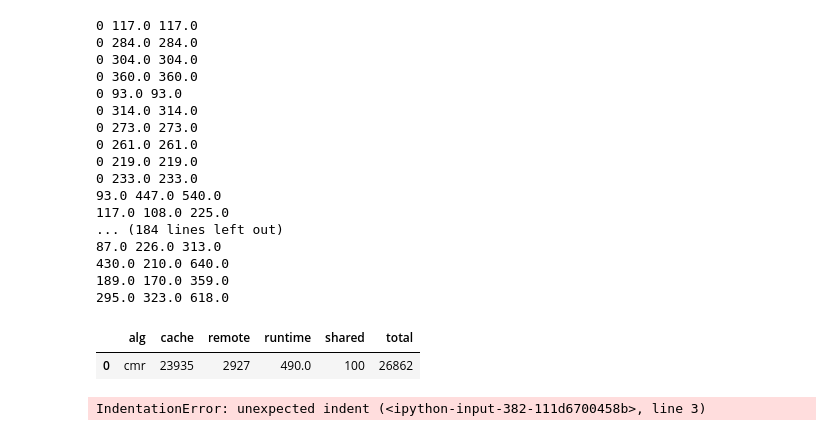
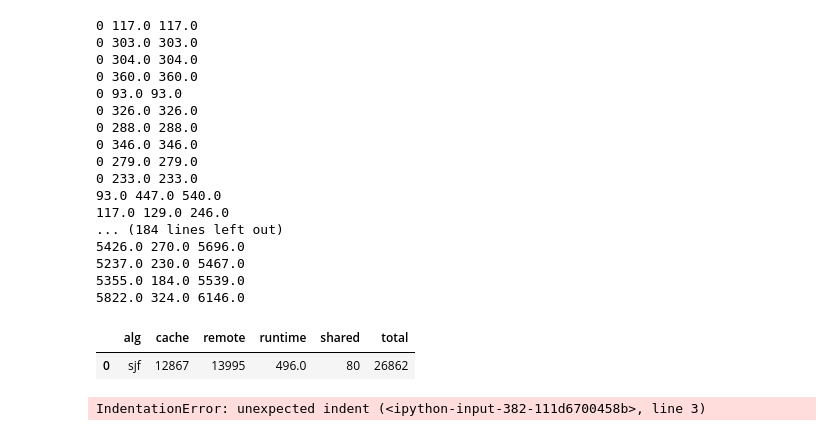
Before and after one commit to UmasouTTT/Kariz, a Jupyter notebook: code/ipython/multidag_wshare_results.ipynb, the cells around one changed output. Cells and saved outputs as stored; diff of their text form; code cells hidden in the pictures.

```diff
--- a/code/ipython/multidag_wshare_results.ipynb
+++ b/code/ipython/multidag_wshare_results.ipynb
@@ -4,7 +4,7 @@ import pandas as pd
 
 fpaths=[#'/local0/Kariz/expriments/simulator/multidag/md_sw_zipf_pig_0p_cmr.json',
         #'/local0/Kariz/expriments/simulator/multidag/md_sw_zipf_pig_0p_sjf.json',
-        '/local0/Kariz/expriments/simulator/multidag/md_sw_zipf_pig_100p_cmr.json',
+        '/local0/Kariz/expriments/simulator/multidag/md_sw_zipf_pig_80p_sjf.json',
        # '/local0/Kariz/expriments/simulator/multidag/md_sw_zipf_pig_100p_sjf.json'
 ]
 
@@ -23,44 +23,44 @@ for fpath in fpaths:
 
 
         round_cached = 0
         round_total = 0
         total_runtime = 0
         for gid in raw_data:
             total_runtime = raw_data[gid]['runtime'] if total_runtime < raw_data[gid]['runtime'] else total_runtime
             dag_stats = raw_data[gid]['stats']
 
             for stat in dag_stats:
                 round_cached += stat['cached_size']
                 round_total += stat['total_size']
 
         df_data.append({'shared': int(shared), 'alg': alg,
                         'total': round_total, 'cache': round_cached,
                        'runtime': total_runtime, 'remote': round_total -  round_cached})
 df = pd.DataFrame(df_data)
 df.head(5)
 
 #agg_df = df.groupby(['shared', 'alg']).agg('sum').reset_index()
 #agg_df
 # %% [output]
 0 117.0 117.0
-0 284.0 284.0
+0 303.0 303.0
 0 304.0 304.0
 0 360.0 360.0
 0 93.0 93.0
-0 314.0 314.0
-0 273.0 273.0
-0 261.0 261.0
-0 219.0 219.0
+0 326.0 326.0
+0 288.0 288.0
+0 346.0 346.0
+0 279.0 279.0
 0 233.0 233.0
 93.0 447.0 540.0
-117.0 108.0 225.0
+117.0 129.0 246.0
 ... (184 lines left out)
-87.0 226.0 313.0
-430.0 210.0 640.0
-189.0 170.0 359.0
-295.0 323.0 618.0
+5426.0 270.0 5696.0
+5237.0 230.0 5467.0
+5355.0 184.0 5539.0
+5822.0 324.0 6146.0
 |  | alg | cache | remote | runtime | shared | total |
-| 0 | cmr | 23935 | 2927 | 490.0 | 100 | 26862 |
+| 0 | sjf | 12867 | 13995 | 496.0 | 80 | 26862 |
 # %%
 import numpy as np
 import pandas as pd
```
Also changed, not shown: 29 other files.
